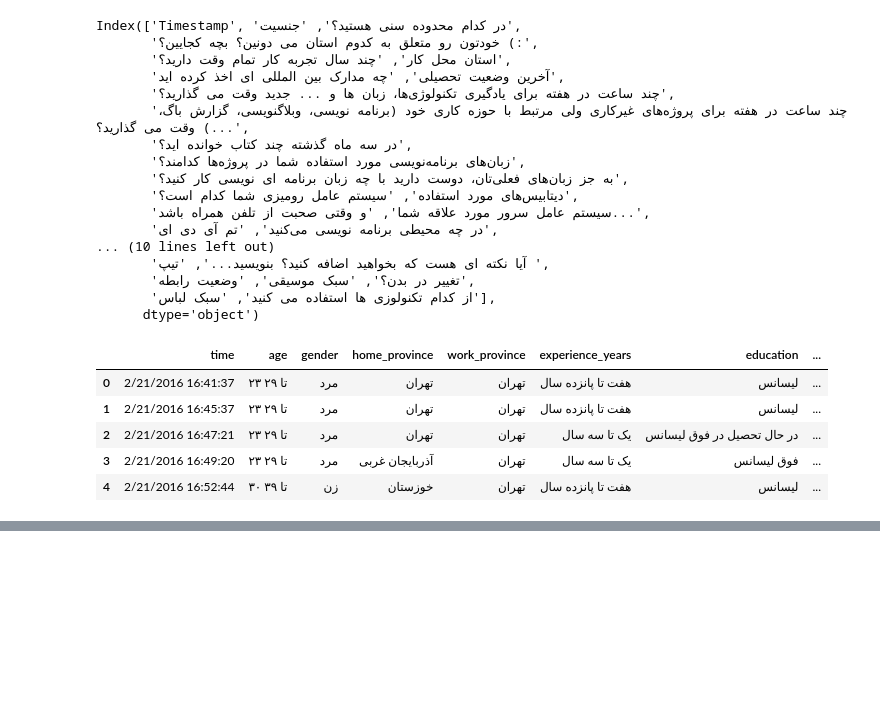
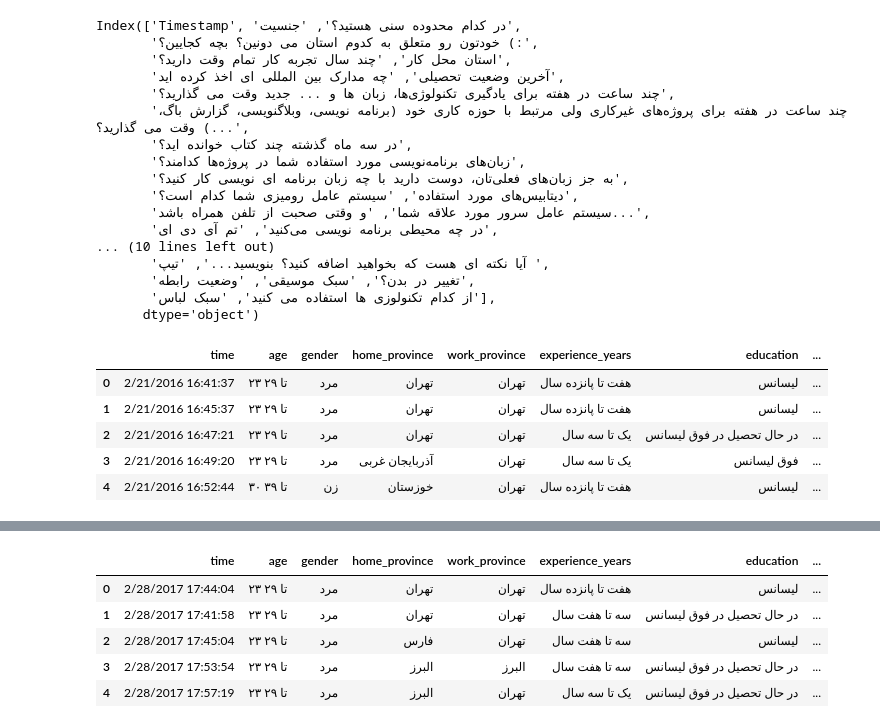
Before and after one commit to saeedesmaili/iran-developers-salary, a Jupyter notebook: Analysis-draft.ipynb, the cells around one changed output, grey strips where cells are left out. Cells and saved outputs as stored; diff of their text form; code cells hidden in the pictures; blank space fills up the shorter version.

Commit message:
add 95's data and clean its columns' name

```diff
--- a/Analysis-draft.ipynb
+++ b/Analysis-draft.ipynb
@@ -46,3 +46,6 @@ df_94.head()
 | 2 | 2/21/2016 16:47:21 | ۲۳ تا ۲۹ | مرد | تهران | تهران | یک تا سه سال | در حال تحصیل در فوق لیسانس | ... |
 | 3 | 2/21/2016 16:49:20 | ۲۳ تا ۲۹ | مرد | آذربایجان غربی | تهران | یک تا سه سال | فوق لیسانس | ... |
 | 4 | 2/21/2016 16:52:44 | ۳۰ تا ۳۹ | زن | خوزستان | تهران | هفت تا پانزده سال | لیسانس | ... |
+# %%
+df_95 = pd.read_csv('data/1395.csv')
+df_95.head()
@@ -48,0 +79,11 @@ df_94.head()
+# %%
+df_95.columns = ('time', 'age', 'gender', 'home_province', 'work_province', 'experience_years', 'education', 'international_certificates', 'learning_per_week', 'fun_projects_per_week', 'books_read_last_three_months', 'programming_languages', 'want_to_work_languages', 'database', 'desktop_os', 'server_os', 'mobile_os', 'ide', 'ide_theme', 'source_control', 'technology', 'tab_or_space', 'drinks', 'style', 'change_in_body', 'about_you', 'music_style', 'relationship', 'how_many_devices', 'position', 'company_type', 'employees', 'avg_monthly_salary', 'company_benefits', 'work_type', 'work_way', 'wage_per_hour', 'satisfaction', 'comment')
+# %%
+df_95.head()
+# %% [output]
+|  | time | age | gender | home_province | work_province | experience_years | education | ... |
+| 0 | 2/28/2017 17:44:04 | ۲۳ تا ۲۹ | مرد | تهران | تهران | هفت تا پانزده سال | لیسانس | ... |
+| 1 | 2/28/2017 17:41:58 | ۲۳ تا ۲۹ | مرد | تهران | تهران | سه تا هفت سال | در حال تحصیل در فوق لیسانس | ... |
+| 2 | 2/28/2017 17:45:04 | ۲۳ تا ۲۹ | مرد | فارس | تهران | سه تا هفت سال | لیسانس | ... |
+| 3 | 2/28/2017 17:53:54 | ۲۳ تا ۲۹ | مرد | البرز | البرز | سه تا هفت سال | در حال تحصیل در فوق لیسانس | ... |
+| 4 | 2/28/2017 17:57:19 | ۲۳ تا ۲۹ | مرد | البرز | تهران | یک تا سه سال | در حال تحصیل در فوق لیسانس | ... |
```
Also changed, not shown: parts of 2 cells of this notebook.
